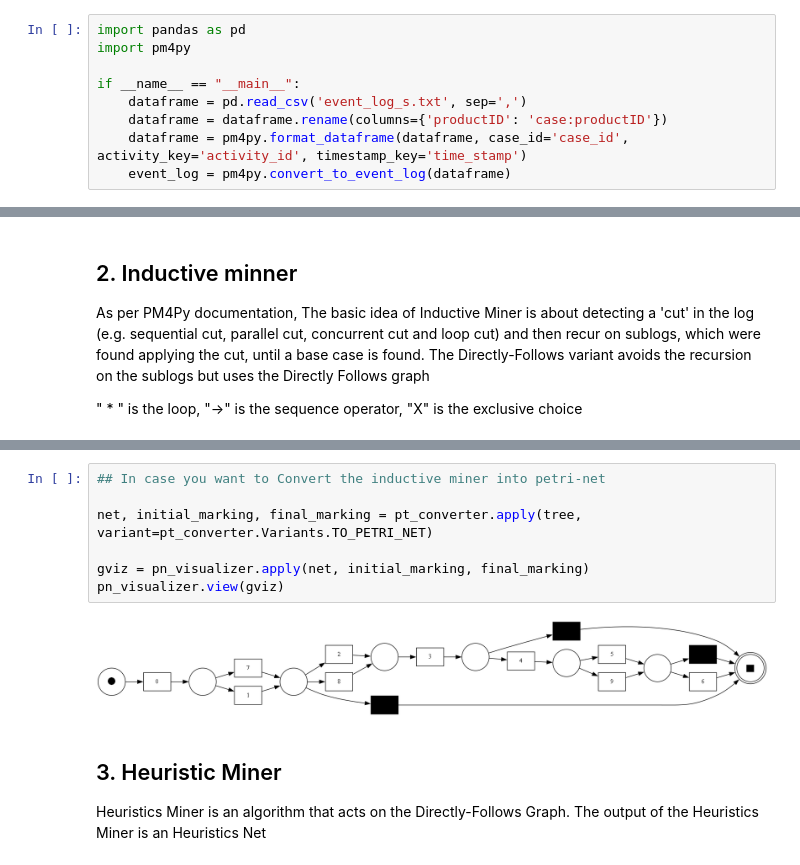
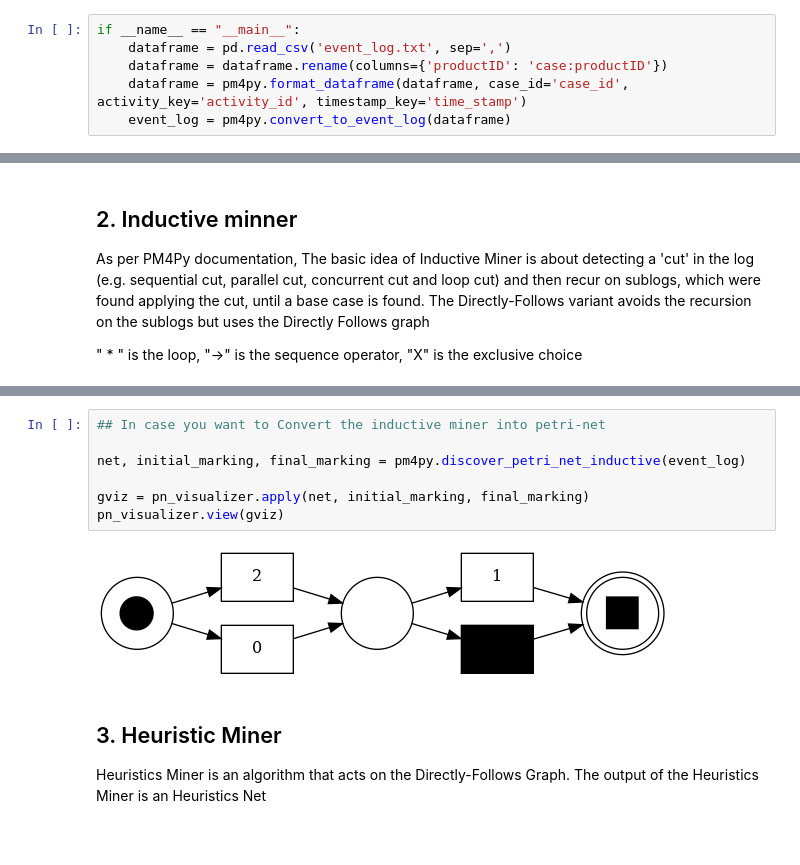
Before and after one commit to PedroOSilv/CLEMATIS-SIIMPY-Simulation, a Jupyter notebook: PM_scratch.ipynb, the cells around one changed output, grey strips where cells are left out. Saved outputs shown, nothing was run; the diff lists cells and outputs as text; blank space fills up the shorter version.

```diff
--- a/PM_scratch.ipynb
+++ b/PM_scratch.ipynb
@@ -48,11 +23,8 @@ from pm4py.objects.conversion.process_tree import converter as pt_converter
 pd.set_option('display.max_columns', None)
 pd.set_option('display.max_rows', None)
 # %%
-import pandas as pd
-import pm4py
-
 if __name__ == "__main__":
-    dataframe = pd.read_csv('event_log_s.txt', sep=',')
+    dataframe = pd.read_csv('event_log.txt', sep=',')
     dataframe = dataframe.rename(columns={'productID': 'case:productID'})
     dataframe = pm4py.format_dataframe(dataframe, case_id='case_id', activity_key='activity_id', timestamp_key='time_stamp')
     event_log = pm4py.convert_to_event_log(dataframe)
@@ -175,12 +125,12 @@ pt_visualizer.view(gviz)
 # %%
 ## In case you want to Convert the inductive miner into petri-net
 
-net, initial_marking, final_marking = pt_converter.apply(tree, variant=pt_converter.Variants.TO_PETRI_NET)
+net, initial_marking, final_marking = pm4py.discover_petri_net_inductive(event_log)
 
 gviz = pn_visualizer.apply(net, initial_marking, final_marking)
 pn_visualizer.view(gviz)
 # %% [output]
-[figure, old version]
+[figure, new version]
 # %% [markdown]
 ## 3. Heuristic Miner
 Heuristics Miner is an algorithm that acts on the Directly-Follows Graph. The output of the Heuristics Miner is an Heuristics Net
```
Also changed, not shown: parts of 27 cells of this notebook, 15 other files.
